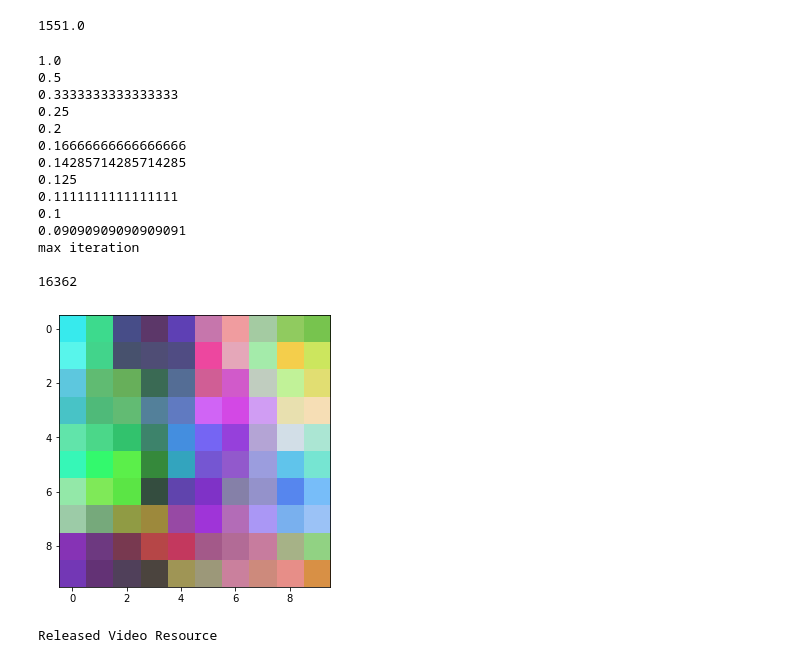
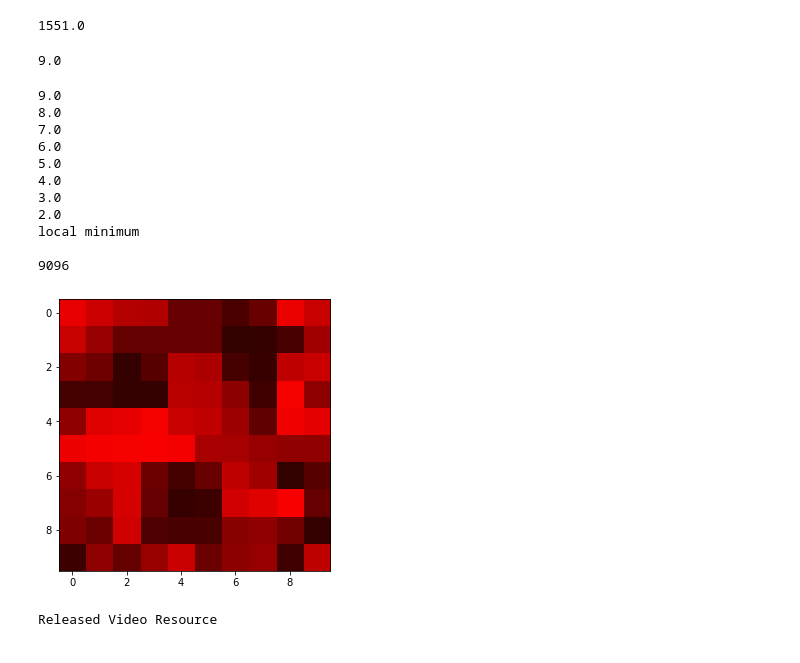
Before and after one commit to Lucaserf/CVlocalSearch, a Jupyter notebook: CVlocalSearch.ipynb, the cells around one changed output. Drawn from its saved outputs; the diff is of its cells as text; code cells hidden in the pictures.

Commit message:
added manhattan distance for movement

```diff
--- a/CVlocalSearch.ipynb
+++ b/CVlocalSearch.ipynb
@@ -188,26 +241,74 @@ def hill_climbing(max_iterations,good_value,neighbour_dimension,k,image):
     plt.imshow(best_image)
     plt.show()
     return best_image
+# %%
+#hill climbing for manhattan distance
+def hill_climbing_manhattan(max_iterations,good_value,distance,image):
+    #video generation
+    fourcc = cv2.VideoWriter_fourcc(*'DIVX')
+    # N.B. we need to specify the correct width and height of the frames otherwise we will not be able to reproduce the video
+    out = cv2.VideoWriter('output.avi', fourcc, 24, (image_dim,image_dim))
+    i = 0
+    stop = False
+    best = fitness(image)
+    best_image = image
+    moves = manhattan_distance_movement(image.shape[0],distance)
+    while(best>=good_value and i < max_iterations and not stop):
+        for move in moves:
+            stop = True
+            image = np.copy(best_image)
+            exchange(image,move)
+            candidate = fitness(image)
+            i+=1
+            if not i%(max_iterations/10):
+                print(10-i/max_iterations*10,sep = ' ')
+            if candidate < best:
+                best = candidate
+                best_image = np.copy(image)
+                out.write(cv2.cvtColor(image, cv2.COLOR_BGR2RGB))
+                stop = False
+                break
+
+    out.release()
+    if best < good_value:
+        print('better than good value')
+    elif i>max_iterations:
+        print('max iteration')
+    else:
+        print('local minimum')
+    print('')
+    print(best)
+
+    plt.figure(figsize=(5,5))
+    plt.imshow(best_image)
+    plt.show()
+    return best_image
+# %%
+max_iterations = 30000
+good_value = 100
+k = 5
+neighbourhood = 5000
+best_image = hill_climbing_k_exchange(max_iterations,good_value,neighbourhood,k,random_colored_image)
+# %% [output]
+9.0
 # %%
 max_iterations = 10000
 good_value = 100
-best_image = hill_climbing(max_iterations,good_value,2000,1,random_colored_image)
+distance = 2
+best_image = hill_climbing_manhattan(max_iterations,good_value,distance,random_colored_image)
 # %% [output]
-1.0
-0.5
-0.3333333333333333
-0.25
-0.2
-0.16666666666666666
-0.14285714285714285
-0.125
-0.1111111111111111
-0.1
-0.09090909090909091
-max iteration
+9.0
+8.0
+7.0
+6.0
+5.0
+4.0
+3.0
+2.0
+local minimum
 
-16362
+9096
-[figure, old version]
+[figure, new version]
 # %%
 play_video('output.avi')
 # %% [output]
```
Also changed, not shown: parts of 6 cells of this notebook, 1 other file.
